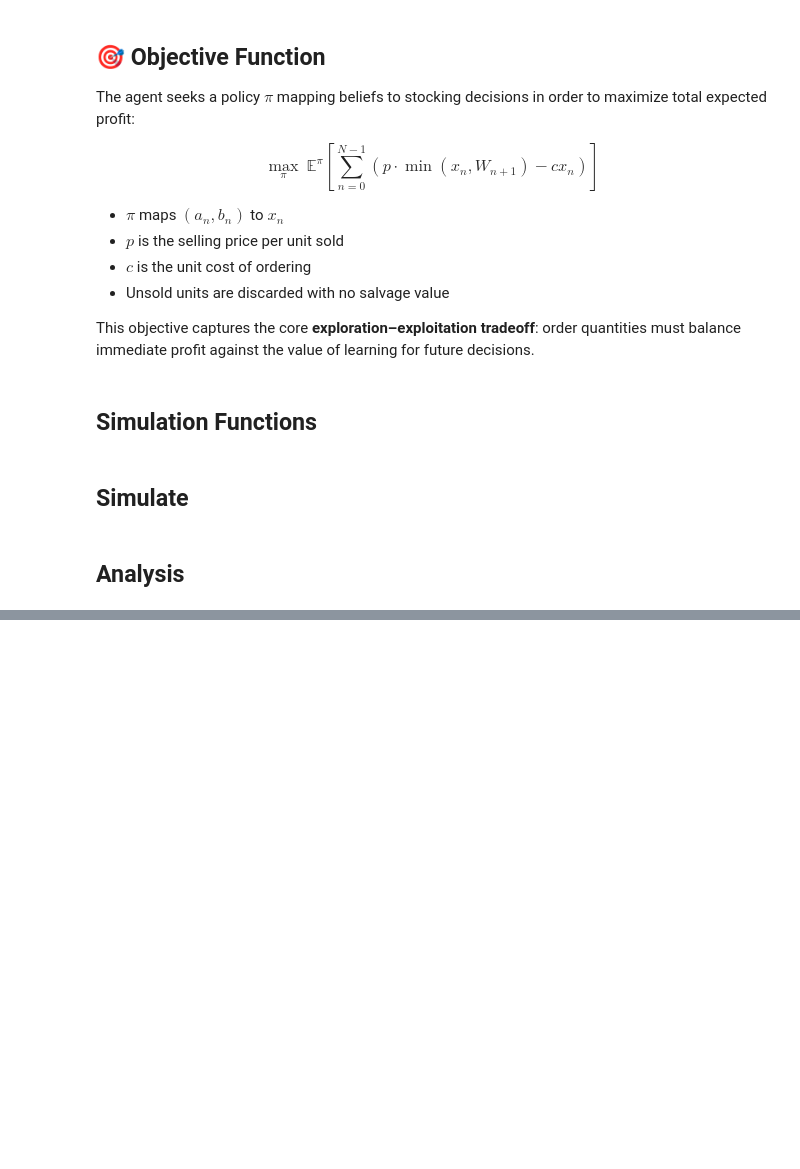
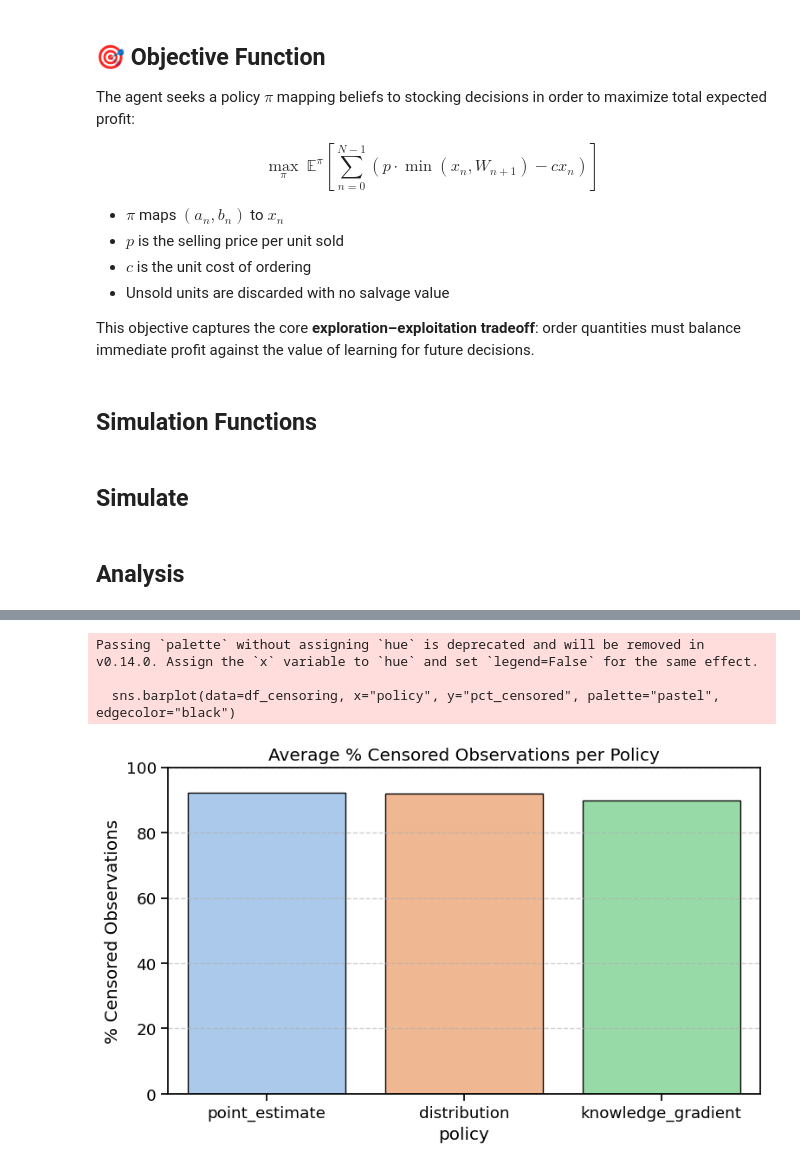
Before and after one commit to numersoz/analytics_journal, a Jupyter notebook: dynamic_optimization/03_adaptive_market_planning_with_censored_demand.ipynb, the cells around one changed output, grey strips where cells are left out. Cells and saved outputs as stored; diff of their text form; code cells hidden in the pictures; blank space fills up the shorter version.

Commit message:
added adaptive market planning with censor

```diff
--- a/dynamic_optimization/03_adaptive_market_planning_with_censored_demand.ipynb
+++ b/dynamic_optimization/03_adaptive_market_planning_with_censored_demand.ipynb
@@ -854,0 +864,32 @@ plt.show()
+# %%
+# Compute % Censored: % of times a_n did not increase (i.e., demand was censored)
+censoring_results = []
+
+for d in policy_data:
+    a_traj = np.array(d["a_traj"])  # shape: (N_sim, N+1)
+    a_diff = np.diff(a_traj, axis=1)  # shape: (N_sim, N), differences a_{n+1} - a_n
+    num_censored = np.sum(a_diff == 0, axis=1)  # count of 0-increments per sim
+    pct_censored = 100 * num_censored / N
+    avg_pct_censored = pct_censored.mean()
+
+    censoring_results.append({
+        "policy": d["name"],
+        "pct_censored": avg_pct_censored
+    })
+
+df_censoring = pd.DataFrame(censoring_results)
+
+# --- Plot ---
+plt.figure(figsize=(8, 5))
+sns.barplot(data=df_censoring, x="policy", y="pct_censored", palette="pastel", edgecolor="black")
+plt.ylabel("% Censored Observations")
+plt.title("Average % Censored Observations per Policy")
+plt.ylim(0, 100)
+plt.grid(True, axis="y", linestyle="--", alpha=0.6)
+plt.tight_layout()
+plt.show()
+# %% [output]
+Passing `palette` without assigning `hue` is deprecated and will be removed in v0.14.0. Assign the `x` variable to `hue` and set `legend=False` for the same effect.
+
+  sns.barplot(data=df_censoring, x="policy", y="pct_censored", palette="pastel", edgecolor="black")
+[figure, added]
```
Also changed, not shown: parts of 6 cells of this notebook.
